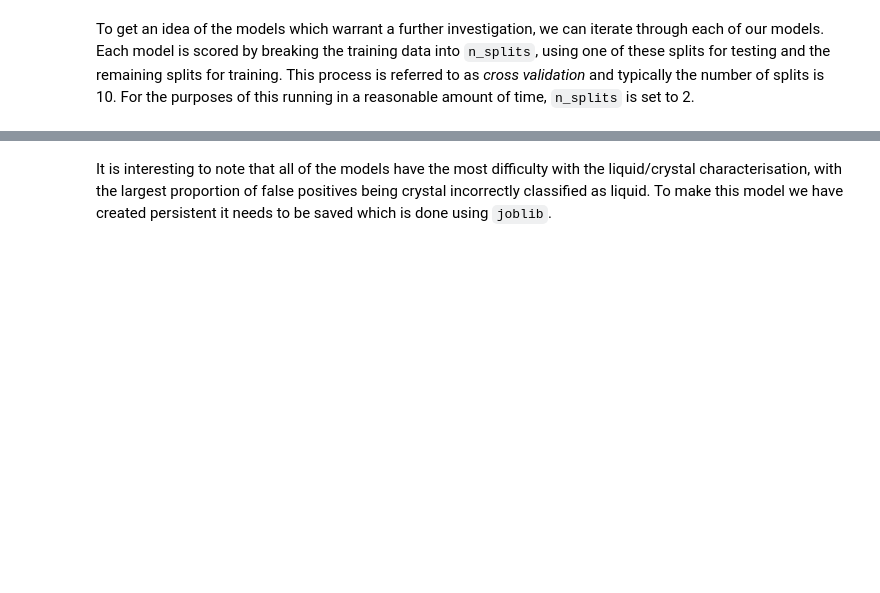
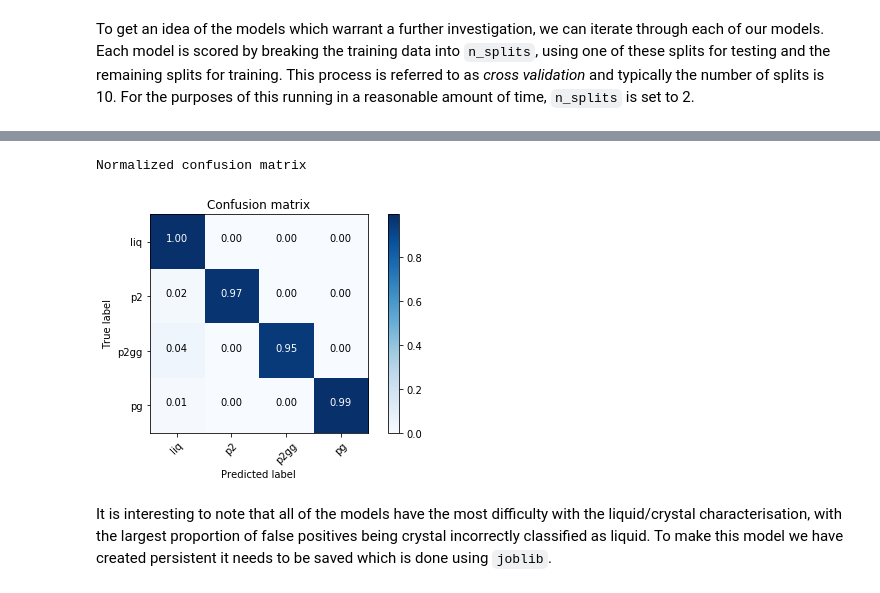
Before and after one commit to malramsay64/MLCrystals, a Jupyter notebook: notebooks/03_Supervised_Classification.ipynb, the cells around one changed output, grey strips where cells are left out. Cells and saved outputs as stored; diff of their text form; code cells hidden in the pictures; blank space fills up the shorter version.

```diff
--- a/notebooks/03_Supervised_Classification.ipynb
+++ b/notebooks/03_Supervised_Classification.ipynb
@@ -160,3 +175,9 @@ which were incorrectly classified.
+# %%
+y_pred = ml_models["NN"].fit(X_train, y_train).predict(X_validation)
+plot_confusion_matrix(y_validation, y_pred, classes=['liq', 'p2', 'p2gg', 'pg'])
+# %% [output]
+Normalized confusion matrix
+[figure, added]
 # %% [markdown]
 It is interesting to note that all of the models
 have the most difficulty with the liquid/crystal characterisation,
```
Also changed, not shown: parts of 11 cells of this notebook.
